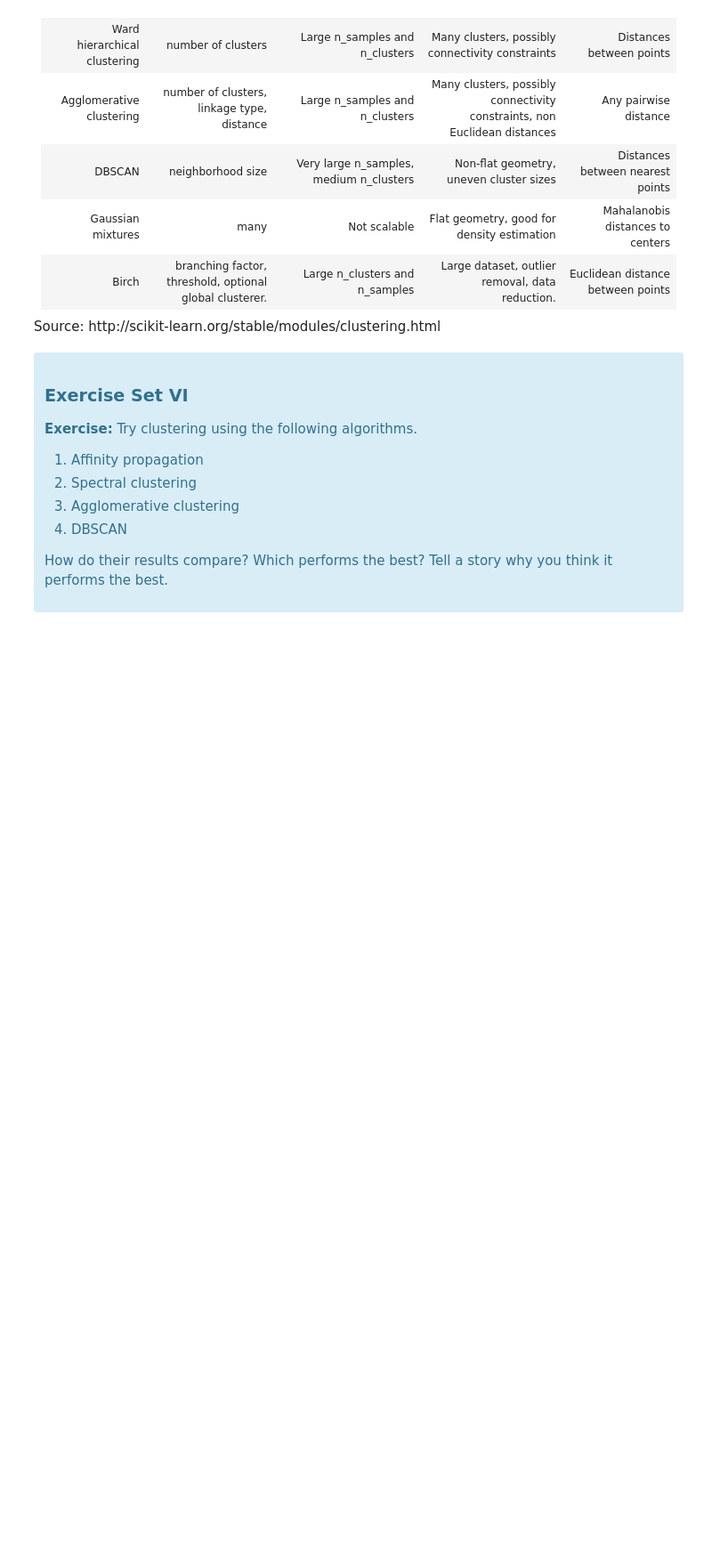
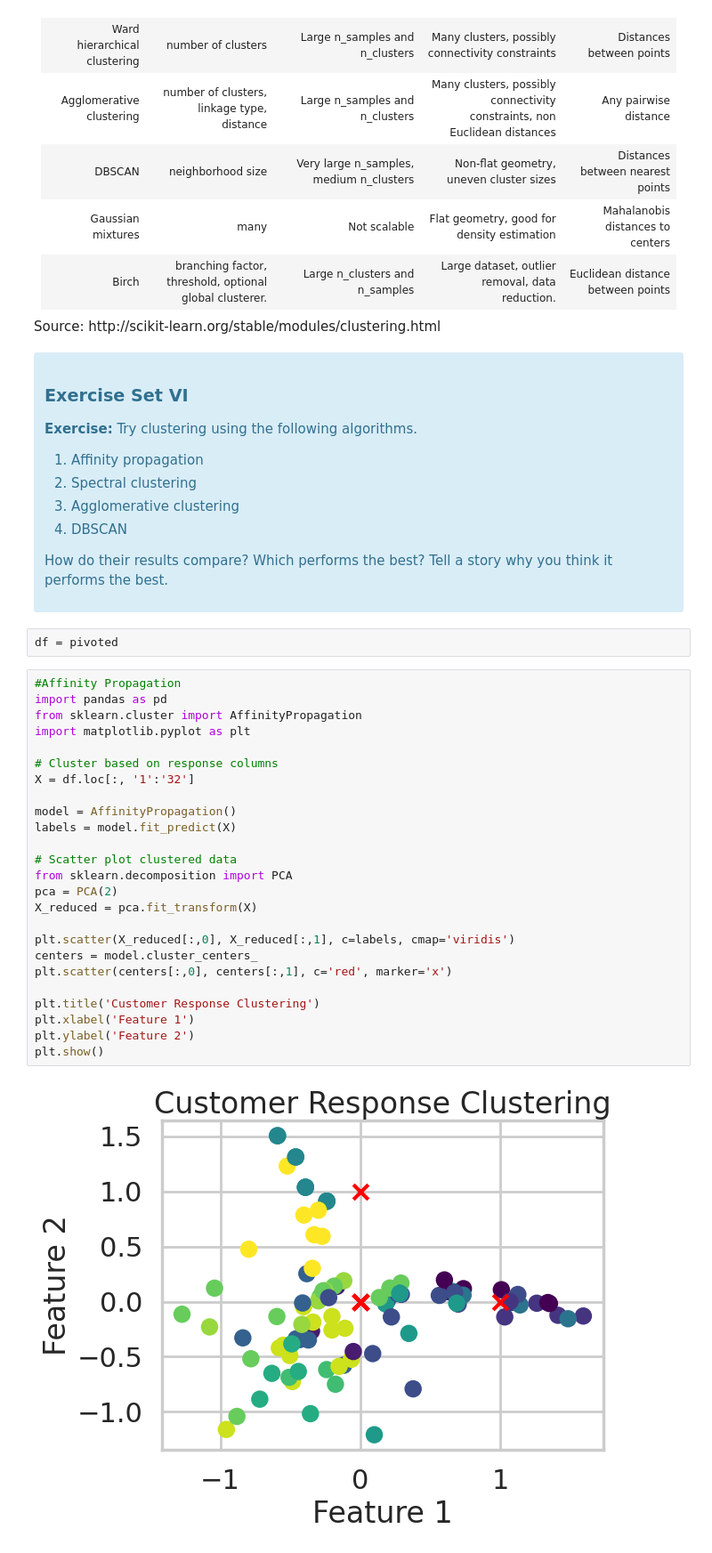
Before and after one commit to jjhiatt/Springboard, a Jupyter notebook: Clustering_Case_Study_Customer_Segmentation_with_K_Means_Joshua_Hiatt.ipynb, the cells around one changed output. Shown at 89% size. Drawn from its saved outputs; the diff is of its cells as text; blank space fills up the shorter version.

```diff
--- a/Clustering_Case_Study_Customer_Segmentation_with_K_Means_Joshua_Hiatt.ipynb
+++ b/Clustering_Case_Study_Customer_Segmentation_with_K_Means_Joshua_Hiatt.ipynb
@@ -591,3 +591,32 @@ Source: http://scikit-learn.org/stable/modules/clustering.html
 </ol>
 <p>How do their results compare? Which performs the best? Tell a story why you think it performs the best.</p>
 </div>
+# %%
+df = pivoted
+# %%
+#Affinity Propagation
+import pandas as pd
+from sklearn.cluster import AffinityPropagation
+import matplotlib.pyplot as plt
+
+# Cluster based on response columns
+X = df.loc[:, '1':'32']
+
+model = AffinityPropagation()
+labels = model.fit_predict(X)
+
+# Scatter plot clustered data
+from sklearn.decomposition import PCA
+pca = PCA(2)
+X_reduced = pca.fit_transform(X)
+
+plt.scatter(X_reduced[:,0], X_reduced[:,1], c=labels, cmap='viridis')
+centers = model.cluster_centers_
+plt.scatter(centers[:,0], centers[:,1], c='red', marker='x')
+
+plt.title('Customer Response Clustering')
+plt.xlabel('Feature 1')
+plt.ylabel('Feature 2')
+plt.show()
+# %% [output]
+[figure, added]
```
Also changed, not shown: parts of 7 cells of this notebook.
